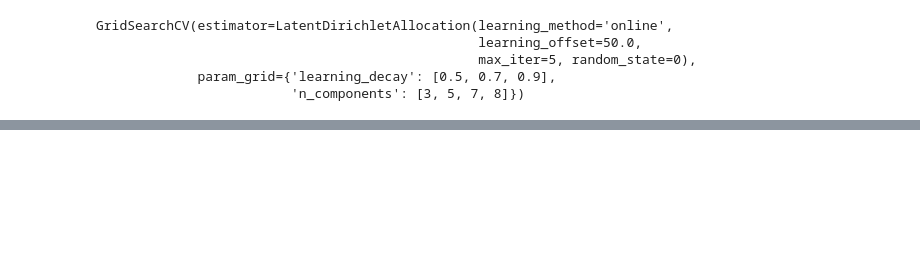
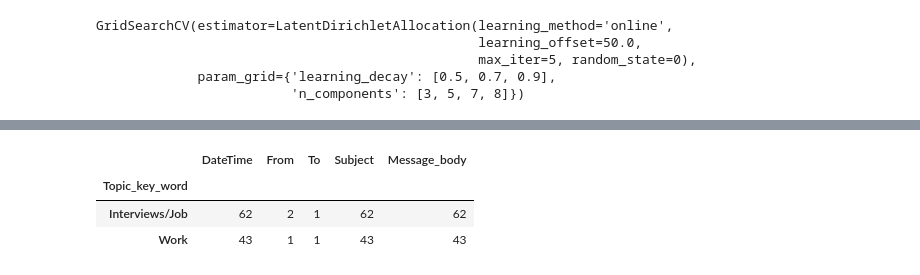
Before and after one commit to hcymb2/intelligent-email-app, a Jupyter notebook: ml-model/LDA_model_V3.ipynb, the cells around one changed output, grey strips where cells are left out. Drawn from its saved outputs; the diff is of its cells as text; code cells hidden in the pictures; blank space fills up the shorter version.

```diff
--- a/ml-model/LDA_model_V3.ipynb
+++ b/ml-model/LDA_model_V3.ipynb
@@ -318,0 +356,7 @@ print(infer_topic)
+# %%
+email_dataset.groupby('Topic_key_word').nunique()
+# %% [output]
+|  | DateTime | From | To | Subject | Message_body |
+| Topic_key_word |  |  |  |  |  |
+| Interviews/Job | 62 | 2 | 1 | 62 | 62 |
+| Work | 43 | 1 | 1 | 43 | 43 |
```
Also changed, not shown: parts of 18 cells of this notebook, 4 other files.
